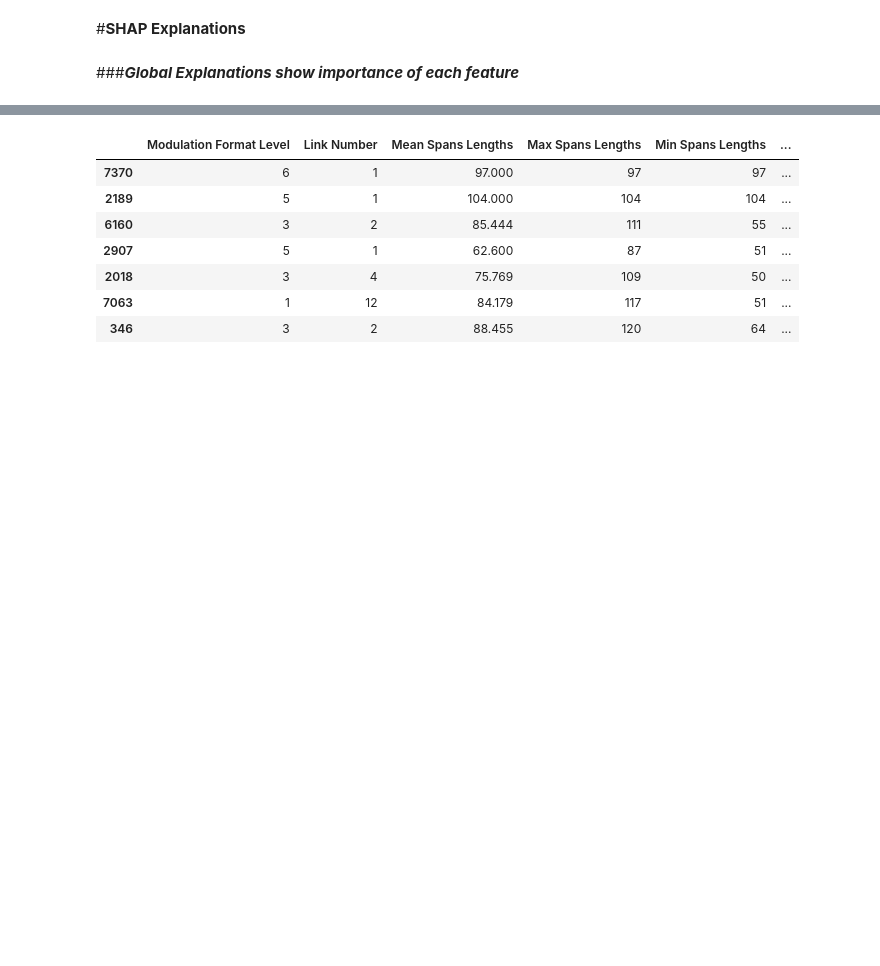
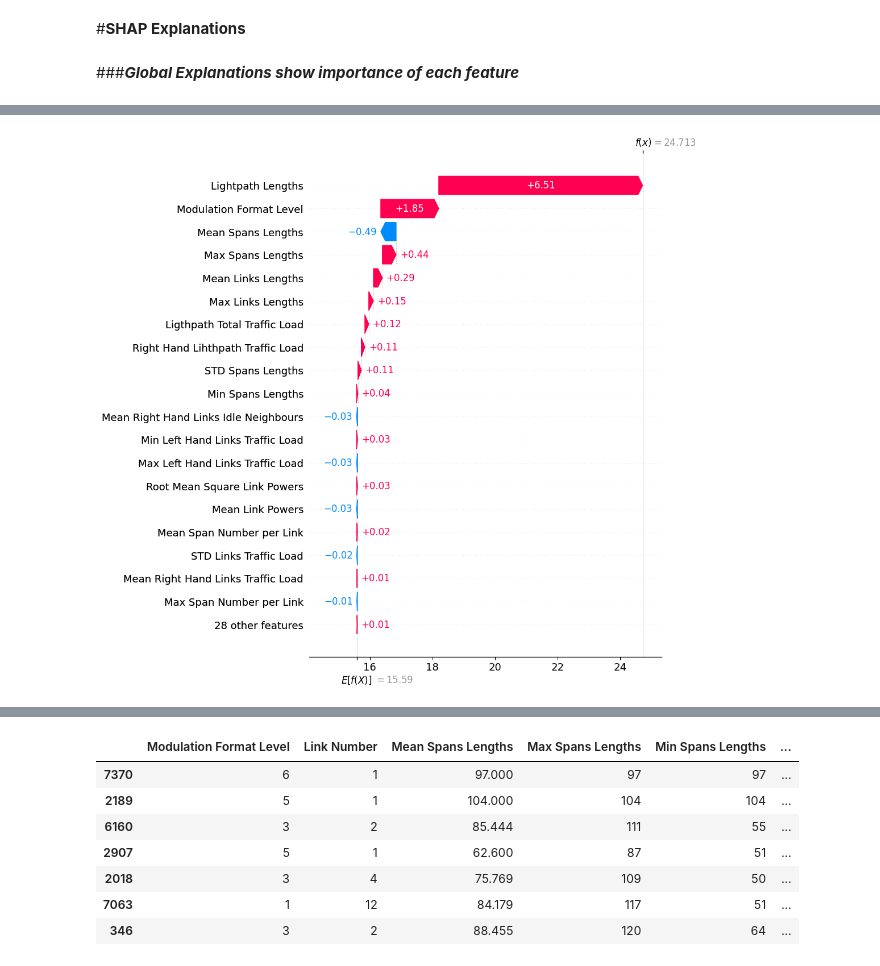
Before and after one commit to husseinfawaz20/QoT, a Jupyter notebook: QoT_Regression_Samples.ipynb, the cells around one changed output, grey strips where cells are left out. Drawn from its saved outputs; the diff is of its cells as text; code cells hidden in the pictures; blank space fills up the shorter version.

```diff
--- a/QoT_Regression_Samples.ipynb
+++ b/QoT_Regression_Samples.ipynb
@@ -528,13 +1441,14 @@ Best DNN Hyperparameters: {'batch_size': 128, 'epochs': 100}
 from sklearn.neural_network import MLPRegressor
 
 dnn_param_grid = {
-    'hidden_layer_sizes': [ (300,)],  # Number of neurons in each hidden layer
+    'hidden_layer_sizes': [ (100,),(50,),(50,50)],  # Number of neurons in each hidden layer
     'activation': ['relu'],  # Activation function
-    'learning_rate_init': [ 0.018],  # Initial learning rate,
+    'learning_rate_init': [ 0.01,0.03],  # Initial learning rate,
   'learning_rate':  ['adaptive'],
-     'batch_size': [128],
+     'batch_size': [16,32,128],
+    'early_stopping':[True]
 }
-cv = KFold(n_splits=10, shuffle=True, random_state=42)
+cv = KFold(n_splits=5, shuffle=True, random_state=42)
 dnn_reg = MLPRegressor(random_state=42)
 
 grid_search_dnn = GridSearchCV(dnn_reg, dnn_param_grid, cv=cv, scoring='neg_mean_squared_error')
@@ -544,12 +1458,33 @@ grid_search_dnn.fit(X_train, y_train)
 end_time = time.time()
 
 training_time = end_time - start_time
+inference_time_per_data_point = calc_inference_time(grid_search_dnn)
 best_dnn_model = grid_search_dnn.best_estimator_
+best_dnn_params = grid_search_dnn.best_params_
 
-start_time = time.time()
+print("Best DNN Hyperparameters:", best_dnn_params)
 y_pred_dnn = best_dnn_model.predict(X_test)
-end_time = time.time()
 
-inference_time_per_data_point = (end_time - start_time) / num_data_points
+total_params = best_dnn_model.n_layers_ - 1  # Excluding the input layer
+print("Total layers for MLP Regressor:", total_params)
 
-getResults(y_test,y_pred_dnn,"DNN with GridSearch CV=10",X.shape[1],training_time,inference_time_per_data_point)
+saveResults(y_test,y_pred_dnn,"MLP with tuning",X.shape[1],training_time,inference_time_per_data_point,total_params)
+get_results()
+# %%
+from sklearn.neural_network import MLPRegressor
+
+mlp = MLPRegressor(random_state=42)
+
+start_time = time.time()
+mlp.fit(X_train, y_train)
+end_time = time.time()
+
+training_time = end_time - start_time
+inference_time_per_data_point = calc_inference_time(mlp)
+
+y_pred_dnn = mlp.predict(X_test)
+total_params=sum(param.size for param in mlp.coefs_) + sum(param.size for param in mlp.intercepts_)
+
+print("Total layers for MLP Regressor:", total_params)
+saveResults(y_test,y_pred_dnn,"MLP with tuning",X.shape[1],training_time,inference_time_per_data_point,total_params)
+get_results()
@@ -578,2 +1540,6 @@ shap.summary_plot(shap_values, X_test, plot_type="bar")
+# %%
+shap.waterfall_plot(shap.Explanation(values=shap_values[1],feature_names=X_train.columns, base_values=xgb.predict(X_train).mean()), max_display=20)
+# %% [output]
+[figure, added]
 # %%
 shap.summary_plot(shap_values, X_test)
```
Also changed, not shown: parts of 176 cells of this notebook.
